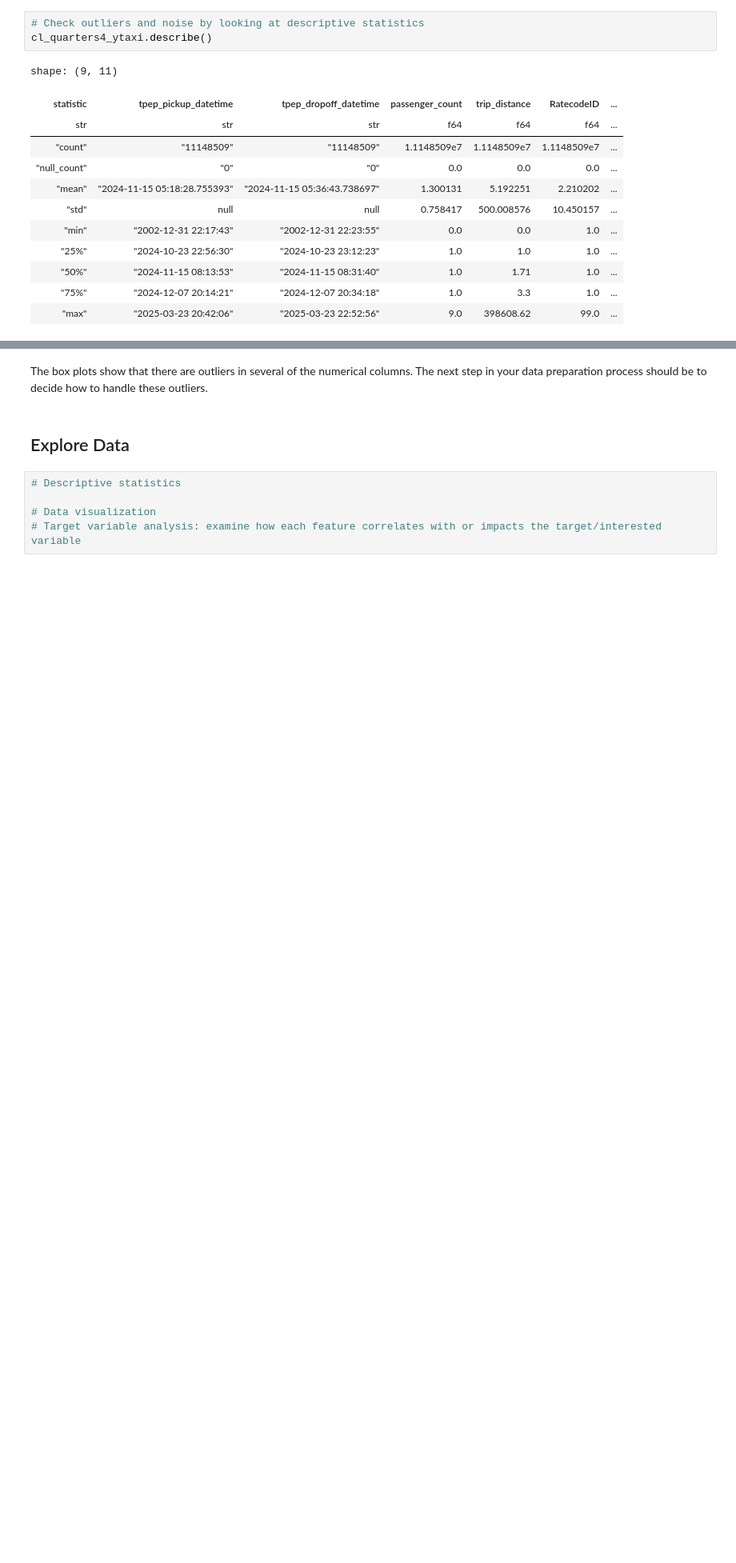
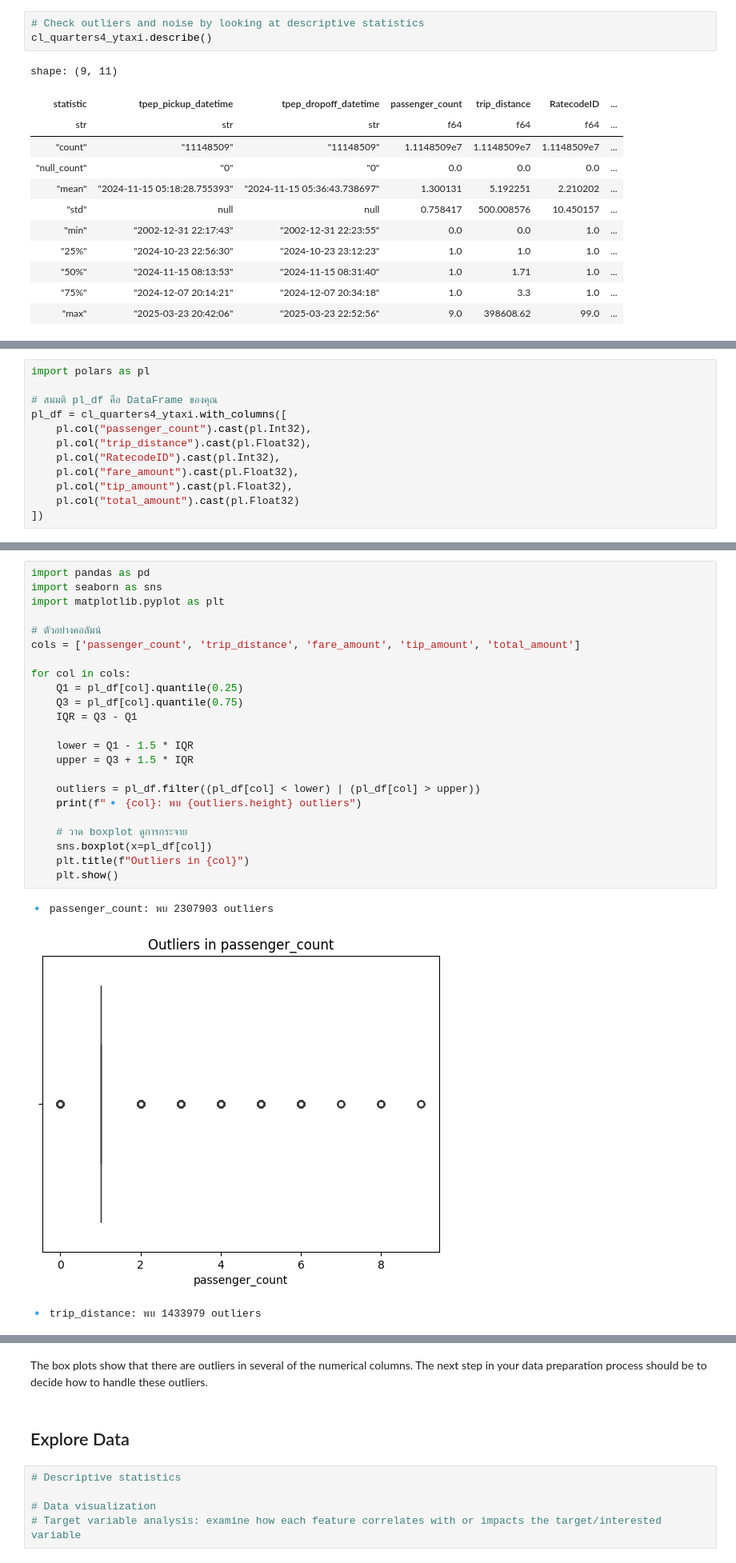
Before and after one commit to TKhahahah/Text_Analytics, a Jupyter notebook: TK_Data_Analytics_and_Modeling.ipynb, the cells around one changed output, grey strips where cells are left out. Shown at 80% size. Saved outputs shown, nothing was run; the diff lists cells and outputs as text; blank space fills up the shorter version.

Commit message:
Clean data done

```diff
--- a/TK_Data_Analytics_and_Modeling.ipynb
+++ b/TK_Data_Analytics_and_Modeling.ipynb
@@ -337,0 +355,12 @@ shape: (9, 11)
+# %%
+import polars as pl
+
+# สมมติ pl_df คือ DataFrame ของคุณ
+pl_df = cl_quarters4_ytaxi.with_columns([
+    pl.col("passenger_count").cast(pl.Int32),
+    pl.col("trip_distance").cast(pl.Float32),
+    pl.col("RatecodeID").cast(pl.Int32),
+    pl.col("fare_amount").cast(pl.Float32),
+    pl.col("tip_amount").cast(pl.Float32),
+    pl.col("total_amount").cast(pl.Float32)
+])
@@ -337,0 +406,27 @@ shape: (9, 11)
+# %%
+import pandas as pd
+import seaborn as sns
+import matplotlib.pyplot as plt
+
+# ตัวอย่างคอลัมน์
+cols = ['passenger_count', 'trip_distance', 'fare_amount', 'tip_amount', 'total_amount']
+
+for col in cols:
+    Q1 = pl_df[col].quantile(0.25)
+    Q3 = pl_df[col].quantile(0.75)
+    IQR = Q3 - Q1
+
+    lower = Q1 - 1.5 * IQR
+    upper = Q3 + 1.5 * IQR
+
+    outliers = pl_df.filter((pl_df[col] < lower) | (pl_df[col] > upper))
+    print(f"🔹 {col}: พบ {outliers.height} outliers")
+
+    # วาด boxplot ดูการกระจาย
+    sns.boxplot(x=pl_df[col])
+    plt.title(f"Outliers in {col}")
+    plt.show()
+# %% [output]
+🔹 passenger_count: พบ 2307903 outliers
+[figure, added]
+🔹 trip_distance: พบ 1433979 outliers
```
Also changed, not shown: parts of 23 cells of this notebook.
